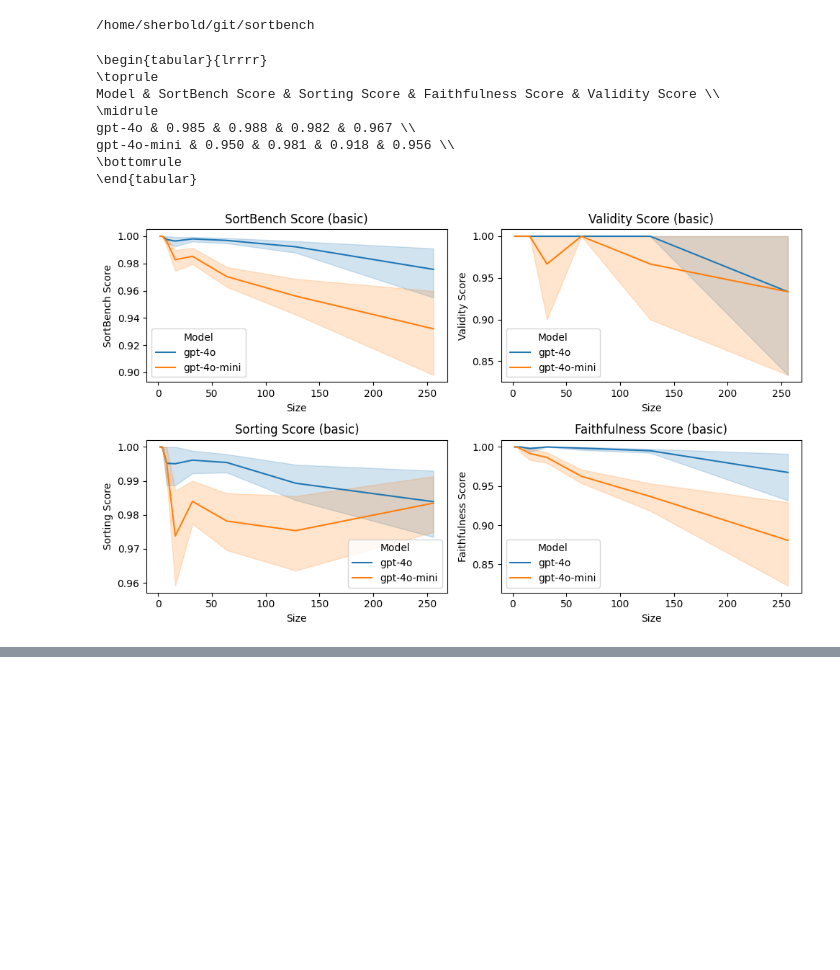
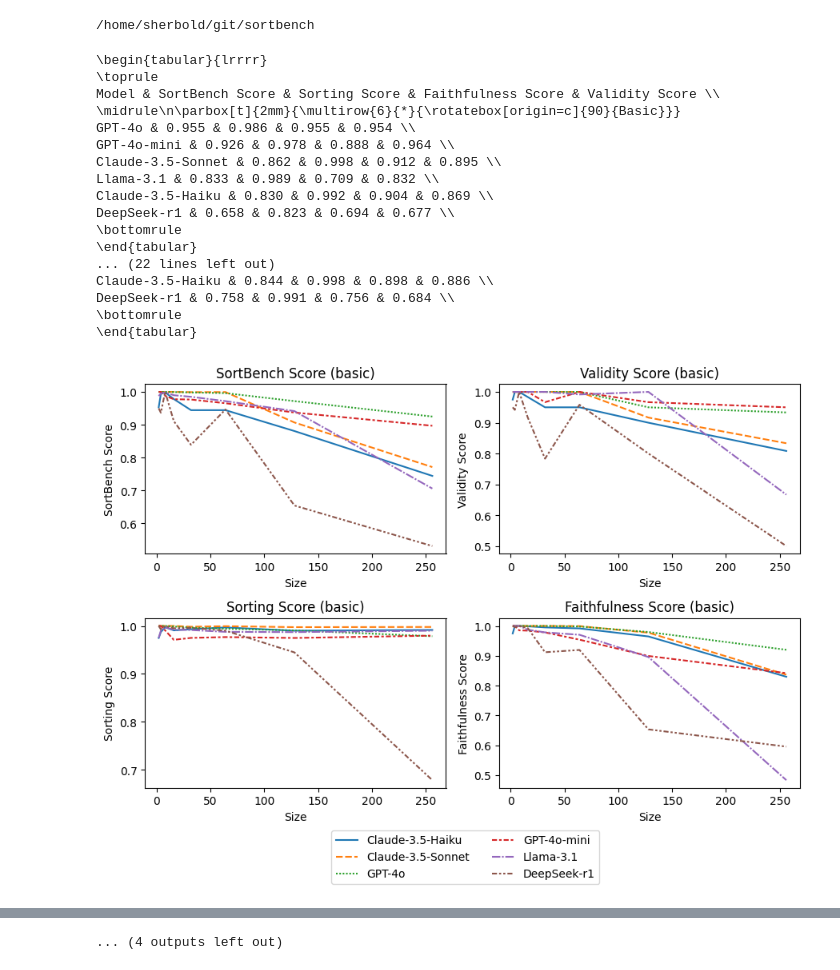
Before and after one commit to aieng-lab/sortbench, a Jupyter notebook: notebooks/result_presentation.ipynb, the cells around one changed output, grey strips where cells are left out. Saved outputs shown, nothing was run; the diff lists cells and outputs as text; code cells hidden in the pictures; blank space fills up the shorter version.

Commit message:
update result notebook

```diff
--- a/notebooks/result_presentation.ipynb
+++ b/notebooks/result_presentation.ipynb
@@ -80,25 +129,43 @@ def aggregate_scores(df_results, mode):
-# %%
-def create_latex_table(results_per_model):
-    latex_code = results_per_model.to_latex(index=False, float_format="%.3f")
-    latex_code = latex_code.replace('Weighted ', '')
-    return latex_code
-
-
-benchmark_modes = ['basic'] # TODO add other modes later
-version = "v1.0"
-
-for mode in benchmark_modes:
-    df_results = pd.read_csv(f'scores/scores_{mode}_{version}.csv')
-    results_per_model = aggregate_scores(df_results, 'basic')
-    print(create_latex_table(results_per_model))
-    plot_aggregated_results(df_results, 'basic', file='figures/basic_aggregated_results.png')
-# %% [output]
-\begin{tabular}{lrrrr}
-\toprule
-Model & SortBench Score & Sorting Score & Faithfulness Score & Validity Score \\
-\midrule
-gpt-4o & 0.985 & 0.988 & 0.982 & 0.967 \\
-gpt-4o-mini & 0.950 & 0.981 & 0.918 & 0.956 \\
-\bottomrule
-\end{tabular}
-[figure, removed]
+# %%
+benchmark_modes = ['basic', 'advanced', 'debug'] # TODO add other modes later
+#benchmark_modes = ['basic'] # TODO add other modes later
+#benchmark_modes = ['advanced'] # TODO add other modes later
+#benchmark_modes = ['debug'] # TODO add other modes later
+version = "v1.0"
+
+for mode in benchmark_modes:
+    df_results = pd.read_csv(f'scores/scores_{mode}_{version}.csv')
+
+    df_results.replace({'Model', 'gpt-4o'}, 'GPT-4o', inplace=True)
+    df_results.replace({'Model', 'gpt-4o-mini'}, 'GPT-4o-mini', inplace=True)
+    df_results.replace({'Model', 'claude-3-5-haiku-20241022'}, 'Claude-3.5-Haiku', inplace=True)
+    df_results.replace({'Model', 'claude-3-5-sonnet-20241022'}, 'Claude-3.5-Sonnet', inplace=True)
+    df_results.replace({'Model', 'llama3.1'}, 'Llama-3.1', inplace=True)
+    df_results.replace({'Model', 'deepseekr1'}, 'DeepSeek-r1', inplace=True)
+    df_results['Model'] = pd.Categorical(df_results['Model'], ['Claude-3.5-Haiku', 'Claude-3.5-Sonnet', 'GPT-4o', 'GPT-4o-mini', 'Llama-3.1', 'DeepSeek-r1'])
+    results_per_model = aggregate_scores(df_results, mode)
+    print(create_latex_table(results_per_model, mode))
+    plot_aggregated_results(df_results, mode, file=f'figures/{mode}_aggregated_results.pdf')
+    plot_metrics(df_results, mode, 'SortBench Score', file=f'figures/{mode}_sortbench_score.pdf')
+    plot_metrics(df_results, mode, 'Sorting Score', file=f'figures/{mode}_sorting_score.pdf')
+    plot_metrics(df_results, mode, 'Faithfulness Score', file=f'figures/{mode}_faithfulness_score.pdf')
+    plot_metrics(df_results, mode, 'Validity Score', file=f'figures/{mode}_validity_score.pdf')
+# %% [output]
+\begin{tabular}{lrrrr}
+\toprule
+Model & SortBench Score & Sorting Score & Faithfulness Score & Validity Score \\
+\midrule\n\parbox[t]{2mm}{\multirow{6}{*}{\rotatebox[origin=c]{90}{Basic}}}
+GPT-4o & 0.955 & 0.986 & 0.955 & 0.954 \\
+GPT-4o-mini & 0.926 & 0.978 & 0.888 & 0.964 \\
+Claude-3.5-Sonnet & 0.862 & 0.998 & 0.912 & 0.895 \\
+Llama-3.1 & 0.833 & 0.989 & 0.709 & 0.832 \\
+Claude-3.5-Haiku & 0.830 & 0.992 & 0.904 & 0.869 \\
+DeepSeek-r1 & 0.658 & 0.823 & 0.694 & 0.677 \\
+\bottomrule
+\end{tabular}
+... (22 lines left out)
+Claude-3.5-Haiku & 0.844 & 0.998 & 0.898 & 0.886 \\
+DeepSeek-r1 & 0.758 & 0.991 & 0.756 & 0.684 \\
+\bottomrule
+\end{tabular}
+[figure, added]
@@ -104,0 +182 @@ gpt-4o-mini & 0.950 & 0.981 & 0.918 & 0.956 \\
+... (4 outputs left out)
```
Also changed, not shown: parts of 3 cells of this notebook.
